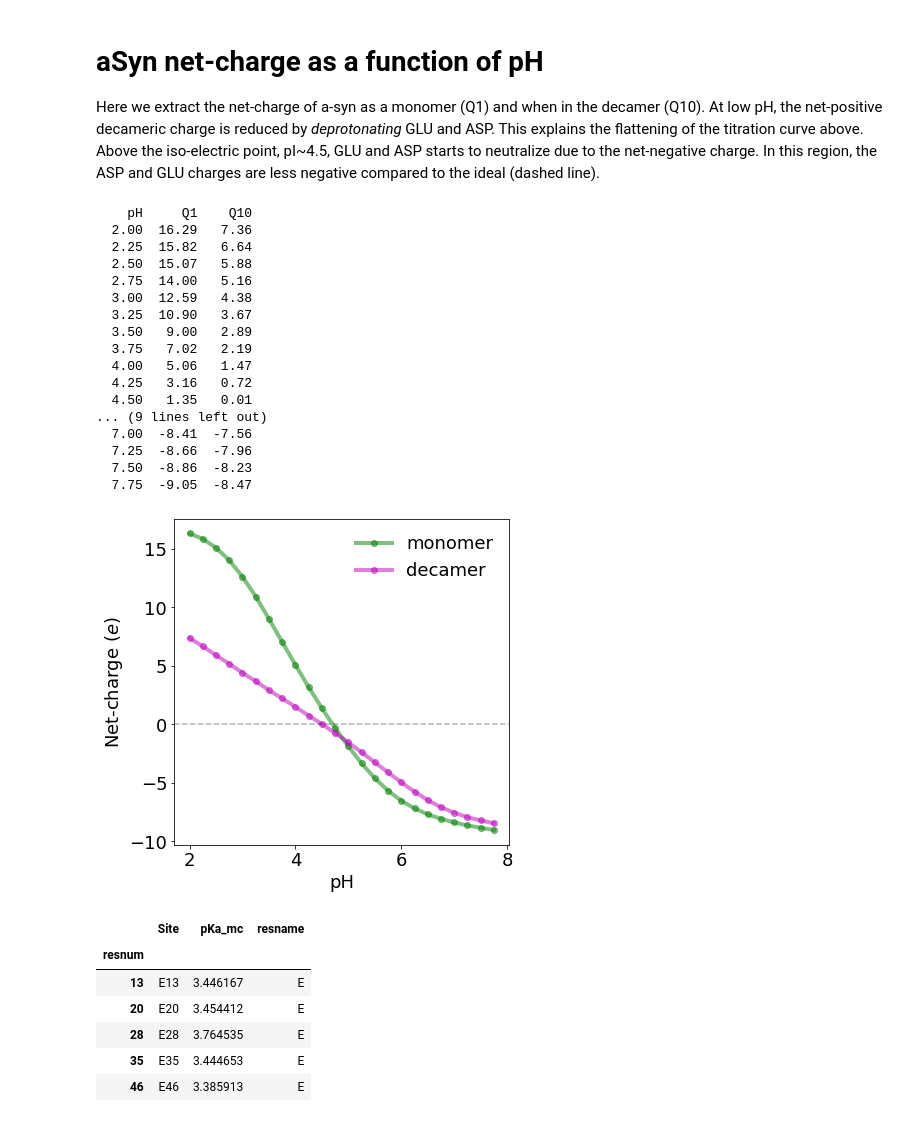
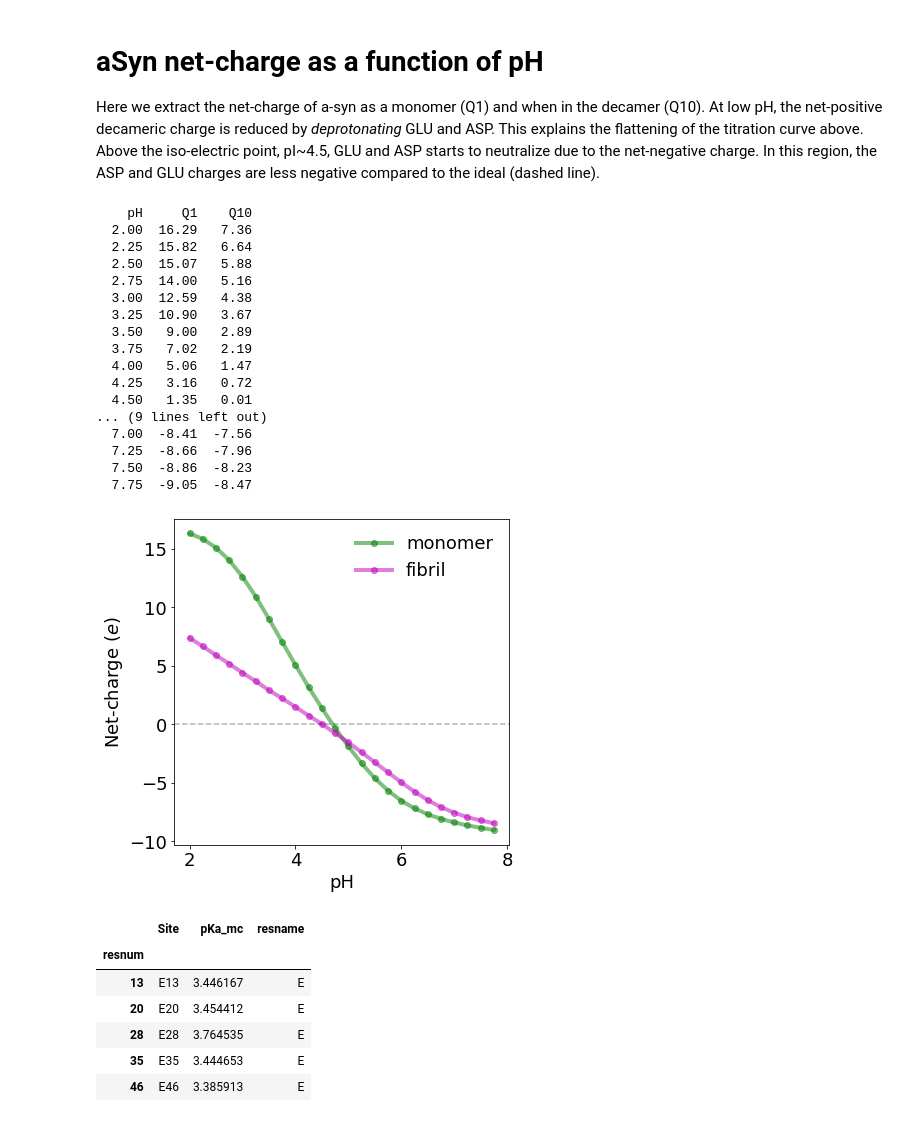
Before and after one commit to mlund/SI-asynuclein-protonation, a Jupyter notebook: wildtype-0mM/plot.ipynb, the cells around one changed output. Drawn from its saved outputs; the diff is of its cells as text; code cells hidden in the pictures.

```diff
--- a/wildtype-0mM/plot.ipynb
+++ b/wildtype-0mM/plot.ipynb
@@ -257,35 +257,35 @@ for i in decamer.iterrows():
 print('{:>6} {:>6} {:>6}'.format("pH", "Q1", "Q10"))
 for pH, Q1, Q2 in zip(pH_range, Qmonomer, Qdecamer):
     print("{:6.2f} {:6.2f} {:6.2f}".format(pH, Q1, Q2))
 
 plt.rcParams.update({'font.size': 18, 'figure.figsize': [6,6]})
 plt.plot(pH_range, Qmonomer, 'go-', lw=4, label='monomer', alpha=0.5)
-plt.plot(pH_range, Qdecamer, 'mo-', lw=4, label='decamer', alpha=0.5)
+plt.plot(pH_range, Qdecamer, 'mo-', lw=4, label='fibril', alpha=0.5)
 plt.axhline(y=0, color='k', linestyle='--', alpha=0.3)
 
 plt.xlabel('pH')
 plt.ylabel('Net-charge ($e$)')
 plt.legend(loc=0, frameon=False)
 plt.savefig('netcharge.png', dpi=300, bbox_inches='tight', transparent=True)
 # %% [output]
     pH     Q1    Q10
   2.00  16.29   7.36
   2.25  15.82   6.64
   2.50  15.07   5.88
   2.75  14.00   5.16
   3.00  12.59   4.38
   3.25  10.90   3.67
   3.50   9.00   2.89
   3.75   7.02   2.19
   4.00   5.06   1.47
   4.25   3.16   0.72
   4.50   1.35   0.01
 ... (9 lines left out)
   7.00  -8.41  -7.56
   7.25  -8.66  -7.96
   7.50  -8.86  -8.23
   7.75  -9.05  -8.47
-[figure, old version]
+[figure, new version]
 # %%
 from scipy import interpolate
 db = {}
```
Also changed, not shown: parts of 2 cells of this notebook, 4 other files.
